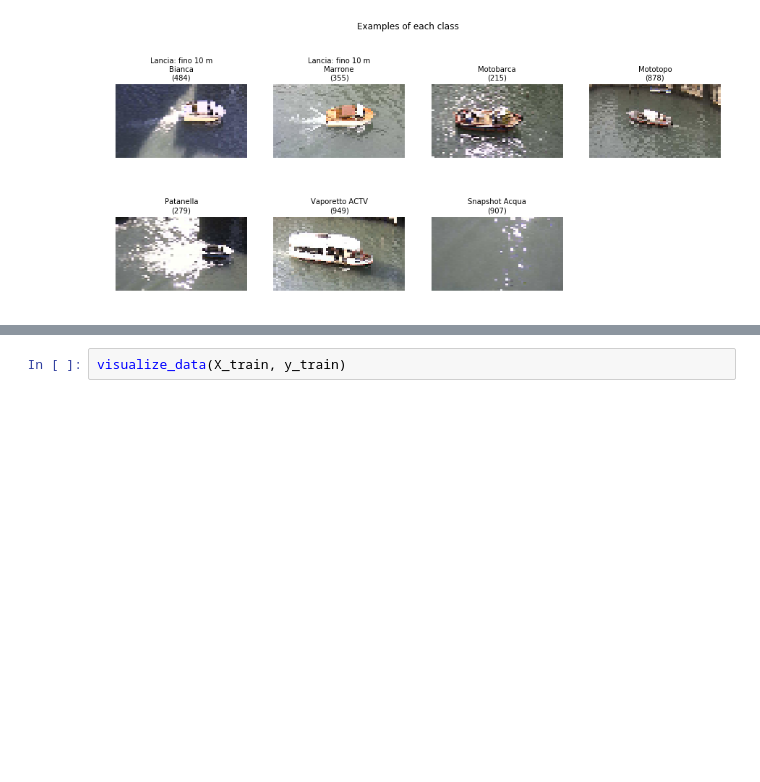
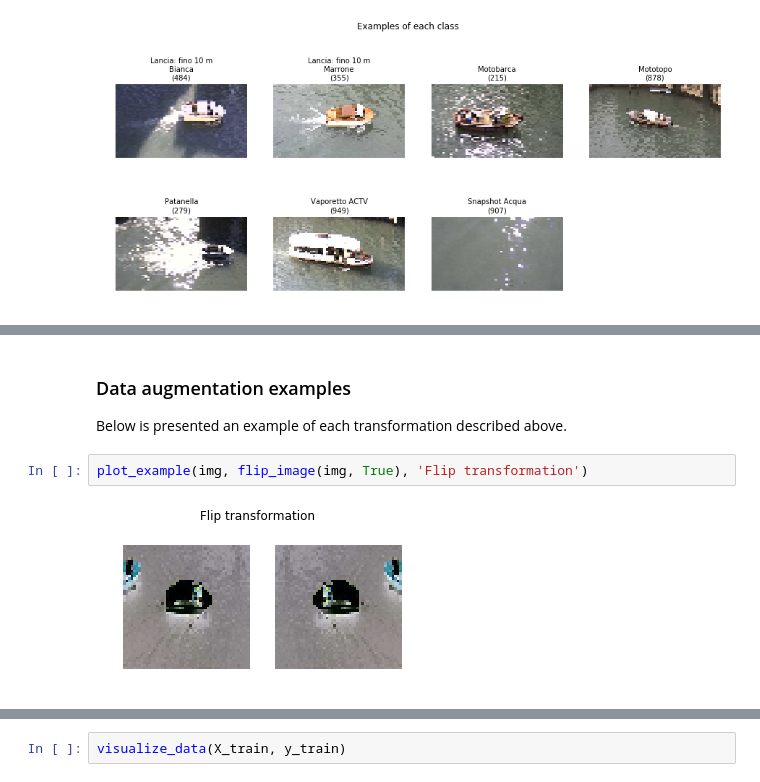
Before and after one commit to ibiscp/Boat-Image-Classification, a Jupyter notebook: Boat Image Classification.ipynb, the cells around one changed output, grey strips where cells are left out. Drawn from its saved outputs; the diff is of its cells as text; blank space fills up the shorter version.

```diff
--- a/Boat Image Classification.ipynb
+++ b/Boat Image Classification.ipynb
@@ -266,0 +356,7 @@ def plot_sample_class_distributions(samples, title):
+# %% [markdown]
+### Data augmentation examples
+Below is presented an example of each transformation described above.
+# %%
+plot_example(img, flip_image(img, True), 'Flip transformation')
+# %% [output]
+[figure, added]
```
Also changed, not shown: parts of 53 cells of this notebook.
